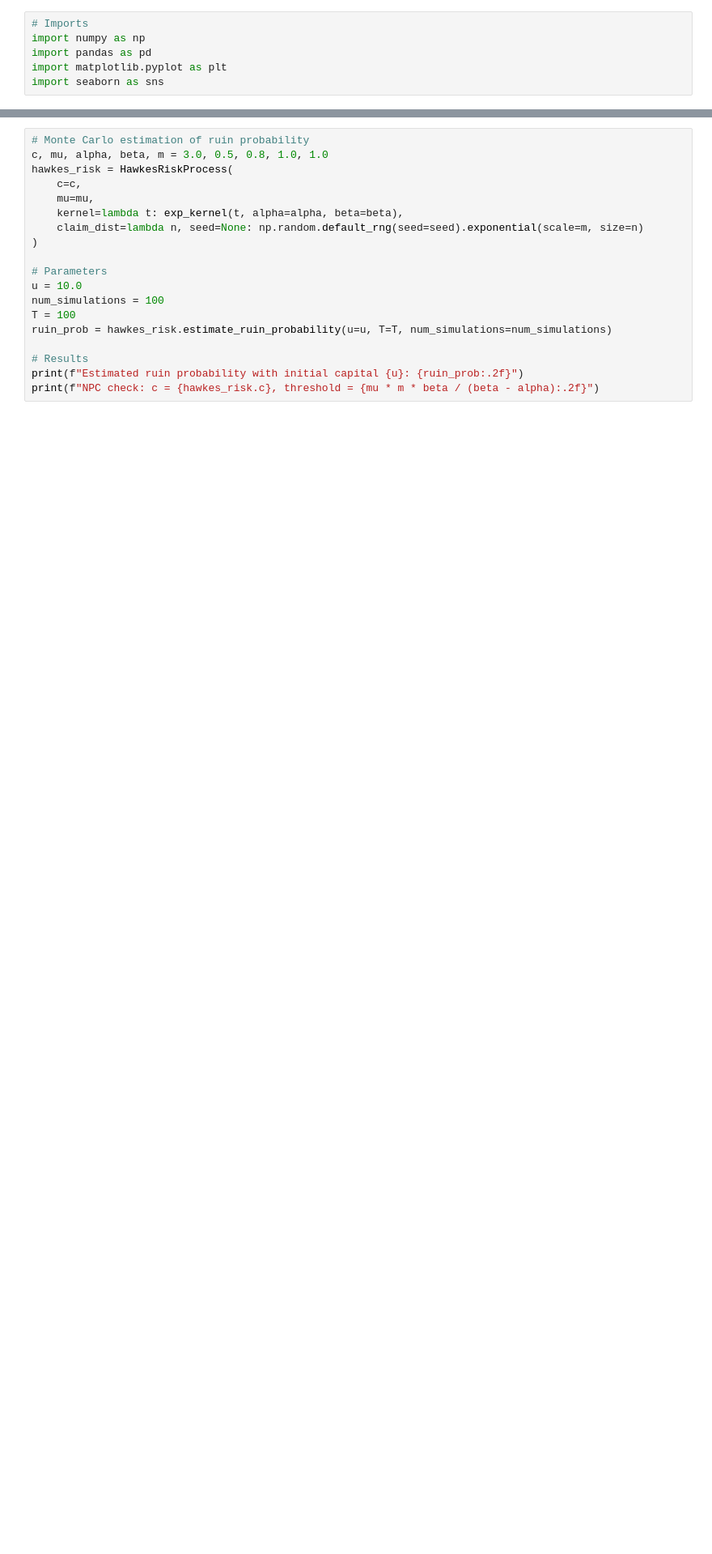
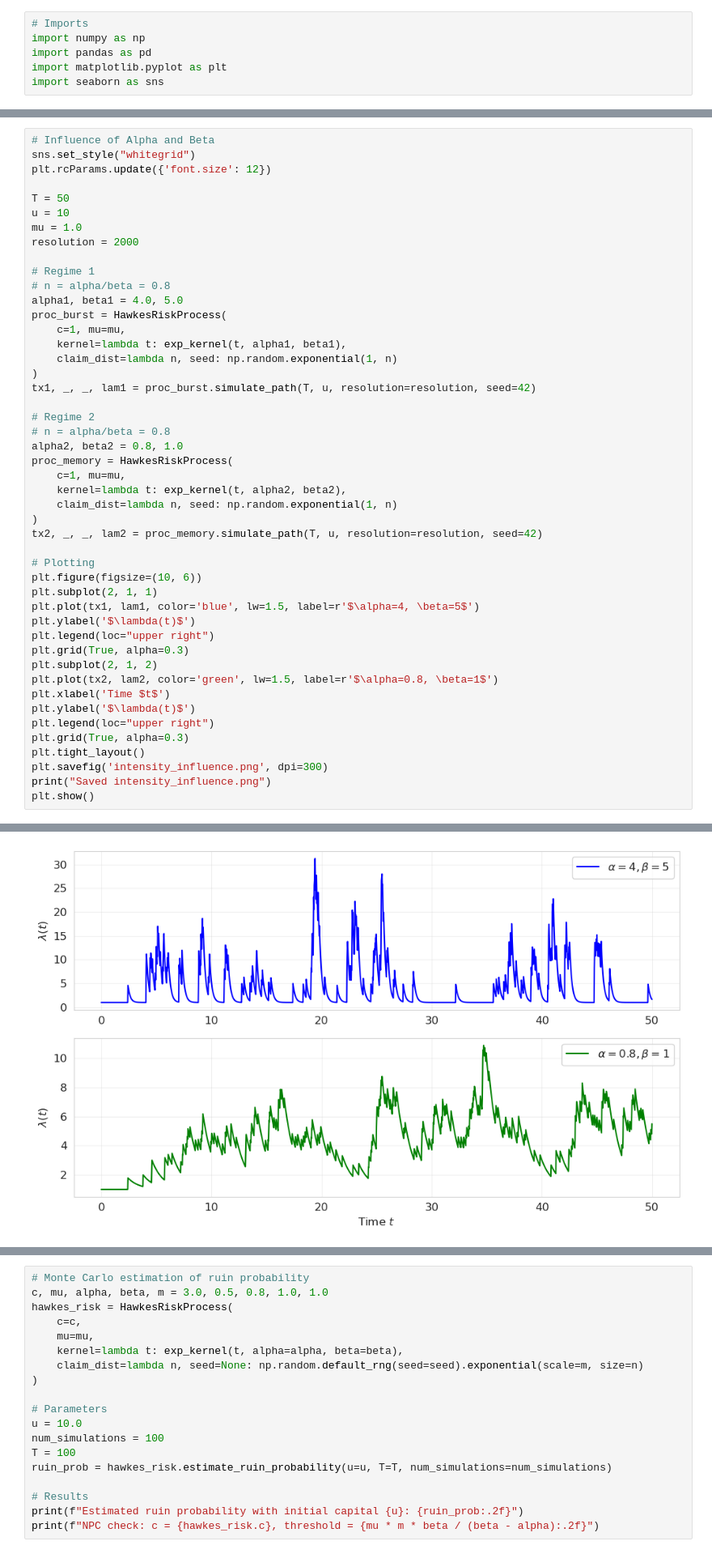
Before and after one commit to latestdesign/hawkes, a Jupyter notebook: hawkes_simulations.ipynb, the cells around one changed output, grey strips where cells are left out. Shown at 81% size. Saved outputs shown, nothing was run; the diff lists cells and outputs as text; blank space fills up the shorter version.

```diff
--- a/hawkes_simulations.ipynb
+++ b/hawkes_simulations.ipynb
@@ -367,0 +368,48 @@ Net profit condition if c > 0.5
+# %%
+# Influence of Alpha and Beta
+sns.set_style("whitegrid")
+plt.rcParams.update({'font.size': 12})
+
+T = 50
+u = 10
+mu = 1.0
+resolution = 2000
+
+# Regime 1
+# n = alpha/beta = 0.8
+alpha1, beta1 = 4.0, 5.0
+proc_burst = HawkesRiskProcess(
+    c=1, mu=mu,
+    kernel=lambda t: exp_kernel(t, alpha1, beta1),
+    claim_dist=lambda n, seed: np.random.exponential(1, n)
+)
+tx1, _, _, lam1 = proc_burst.simulate_path(T, u, resolution=resolution, seed=42)
+
+# Regime 2
+# n = alpha/beta = 0.8
+alpha2, beta2 = 0.8, 1.0
+proc_memory = HawkesRiskProcess(
+    c=1, mu=mu,
+    kernel=lambda t: exp_kernel(t, alpha2, beta2),
+    claim_dist=lambda n, seed: np.random.exponential(1, n)
+)
+tx2, _, _, lam2 = proc_memory.simulate_path(T, u, resolution=resolution, seed=42)
+
+# Plotting
+plt.figure(figsize=(10, 6))
+plt.subplot(2, 1, 1)
+plt.plot(tx1, lam1, color='blue', lw=1.5, label=r'$\alpha=4, \beta=5$')
+plt.ylabel('$\lambda(t)$')
+plt.legend(loc="upper right")
+plt.grid(True, alpha=0.3)
+plt.subplot(2, 1, 2)
+plt.plot(tx2, lam2, color='green', lw=1.5, label=r'$\alpha=0.8, \beta=1$')
+plt.xlabel('Time $t$')
+plt.ylabel('$\lambda(t)$')
+plt.legend(loc="upper right")
+plt.grid(True, alpha=0.3)
+plt.tight_layout()
+plt.savefig('intensity_influence.png', dpi=300)
+print("Saved intensity_influence.png")
+plt.show()
+# %% [output]
@@ -367,0 +417 @@ Net profit condition if c > 0.5
+[figure, added]
```
Also changed, not shown: parts of 4 cells of this notebook, 46 other files.
